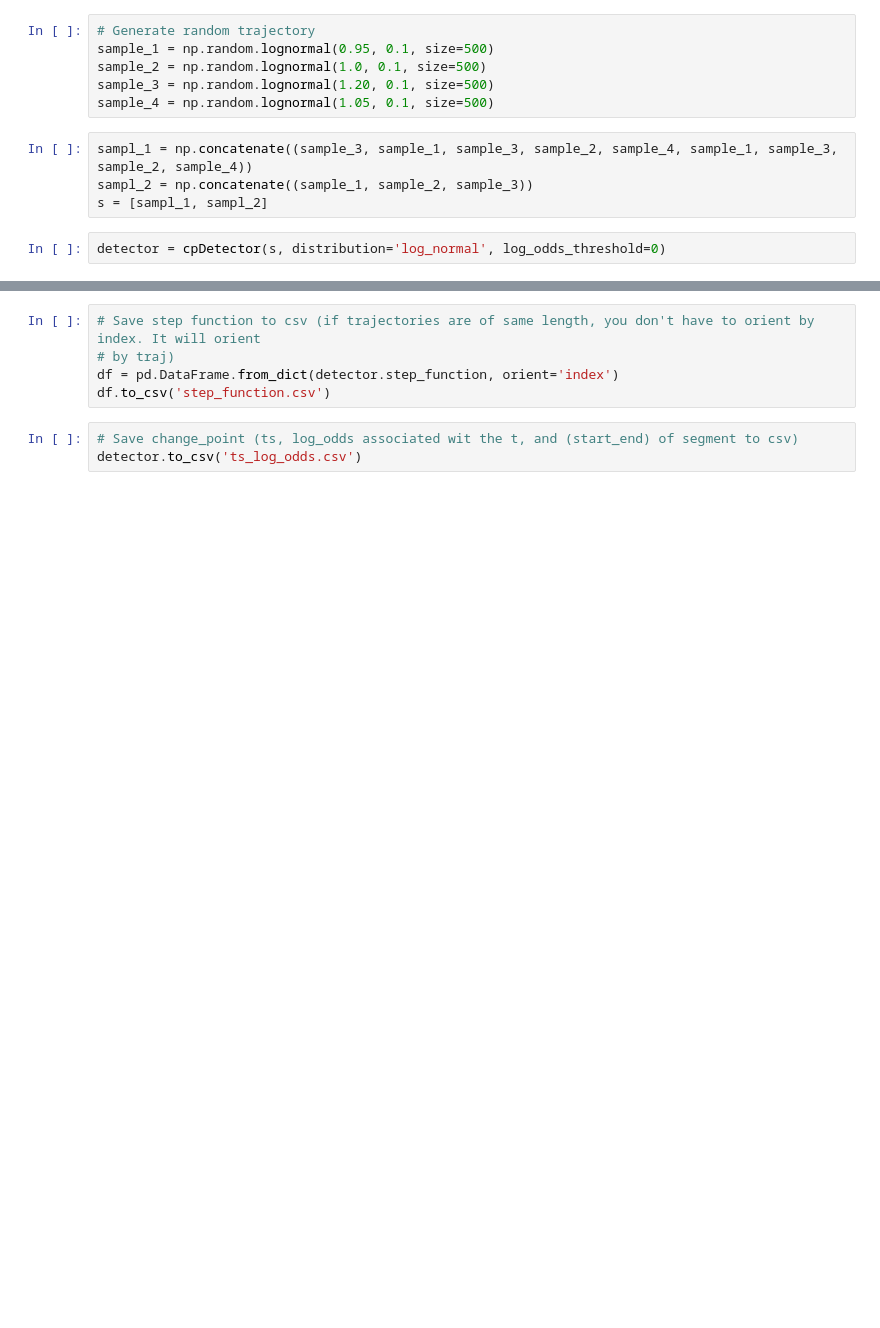
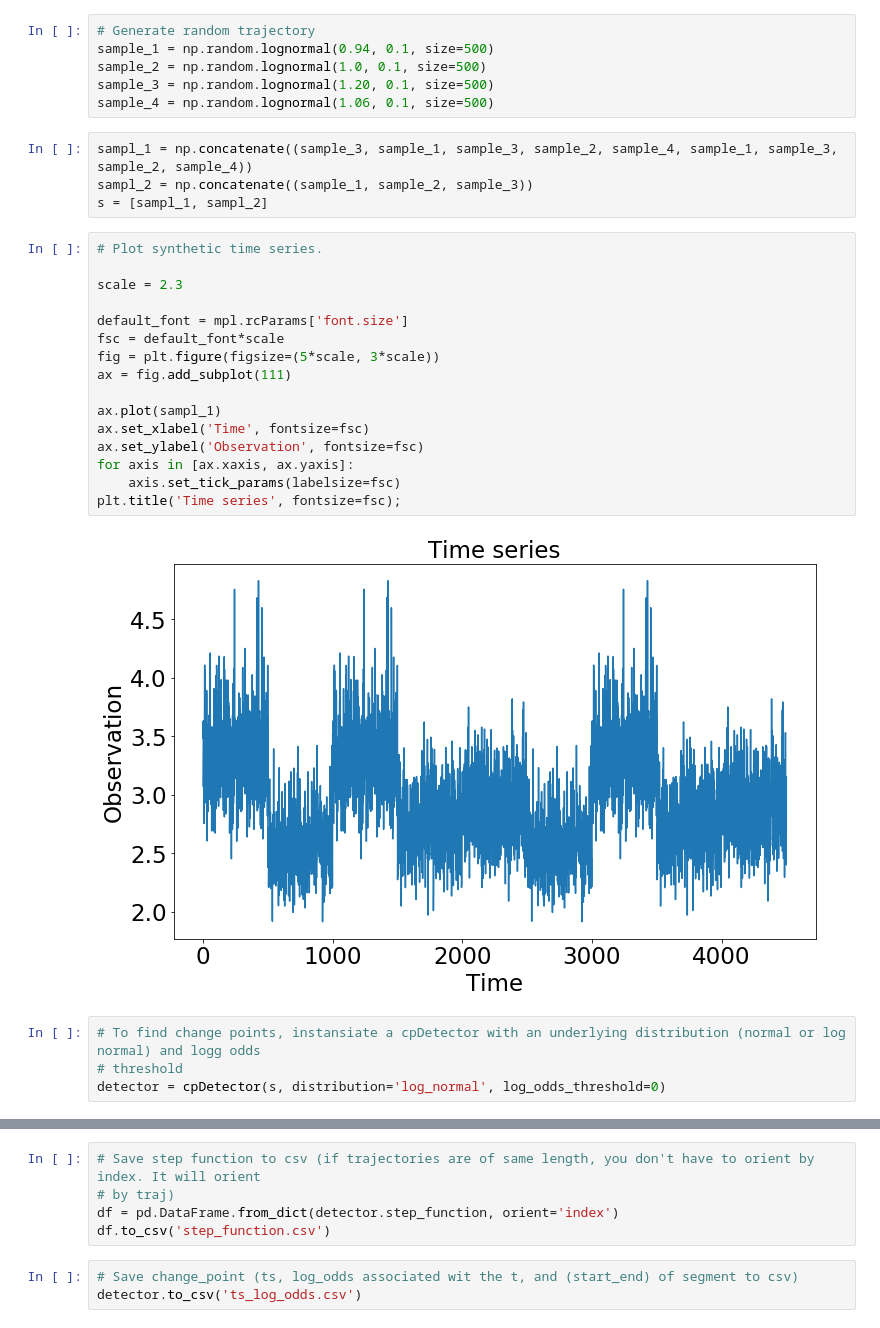
Before and after one commit to choderalab/cpdetect, a Jupyter notebook: examples/example.ipynb, the cells around one changed output, grey strips where cells are left out. Cells and saved outputs as stored; diff of their text form; blank space fills up the shorter version.

```diff
--- a/examples/example.ipynb
+++ b/examples/example.ipynb
@@ -10,15 +11,35 @@ from tqdm import *
 # %%
 # Generate random trajectory
-sample_1 = np.random.lognormal(0.95, 0.1, size=500)
+sample_1 = np.random.lognormal(0.94, 0.1, size=500)
 sample_2 = np.random.lognormal(1.0, 0.1, size=500)
 sample_3 = np.random.lognormal(1.20, 0.1, size=500)
-sample_4 = np.random.lognormal(1.05, 0.1, size=500)
+sample_4 = np.random.lognormal(1.06, 0.1, size=500)
 # %%
 sampl_1 = np.concatenate((sample_3, sample_1, sample_3, sample_2, sample_4, sample_1, sample_3, sample_2, sample_4))
 sampl_2 = np.concatenate((sample_1, sample_2, sample_3))
 s = [sampl_1, sampl_2]
-# %%
-detector = cpDetector(s, distribution='log_normal', log_odds_threshold=0)
+# %%
+# Plot synthetic time series.
+
+scale = 2.3
+
+default_font = mpl.rcParams['font.size']
+fsc = default_font*scale
+fig = plt.figure(figsize=(5*scale, 3*scale))
+ax = fig.add_subplot(111)
+
+ax.plot(sampl_1)
+ax.set_xlabel('Time', fontsize=fsc)
+ax.set_ylabel('Observation', fontsize=fsc)
+for axis in [ax.xaxis, ax.yaxis]:
+    axis.set_tick_params(labelsize=fsc)
+plt.title('Time series', fontsize=fsc);
+# %% [output]
+[figure, added]
+# %%
+# To find change points, instansiate a cpDetector with an underlying distribution (normal or log normal) and logg odds
+# threshold
+detector = cpDetector(s, distribution='log_normal', log_odds_threshold=0)
 # %%
 detector.detect_cp()
 # %% [output]
```
Also changed, not shown: parts of 5 cells of this notebook, 4 other files.
